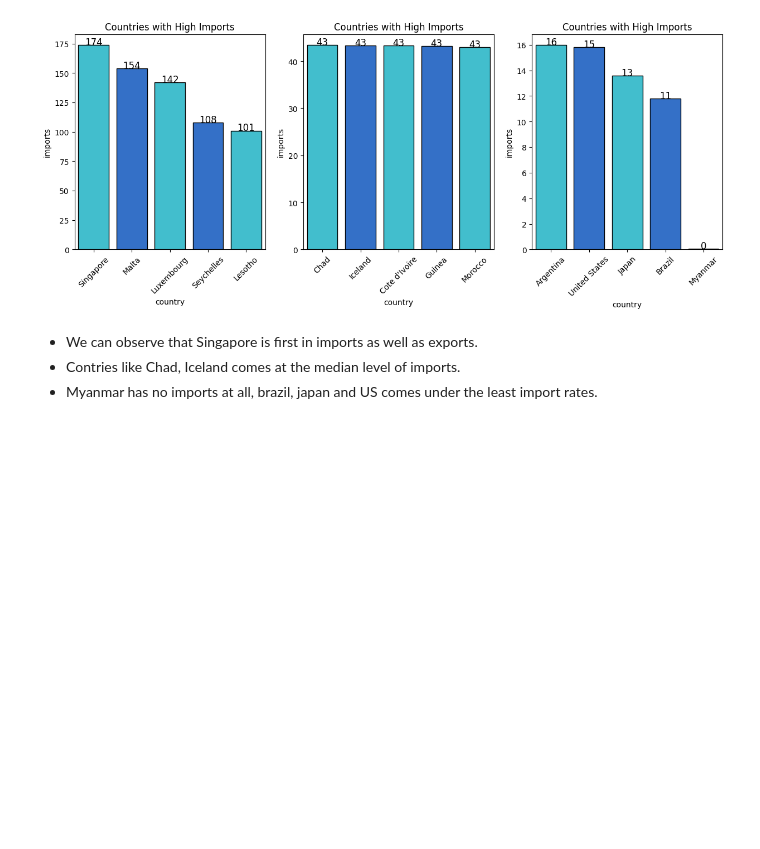
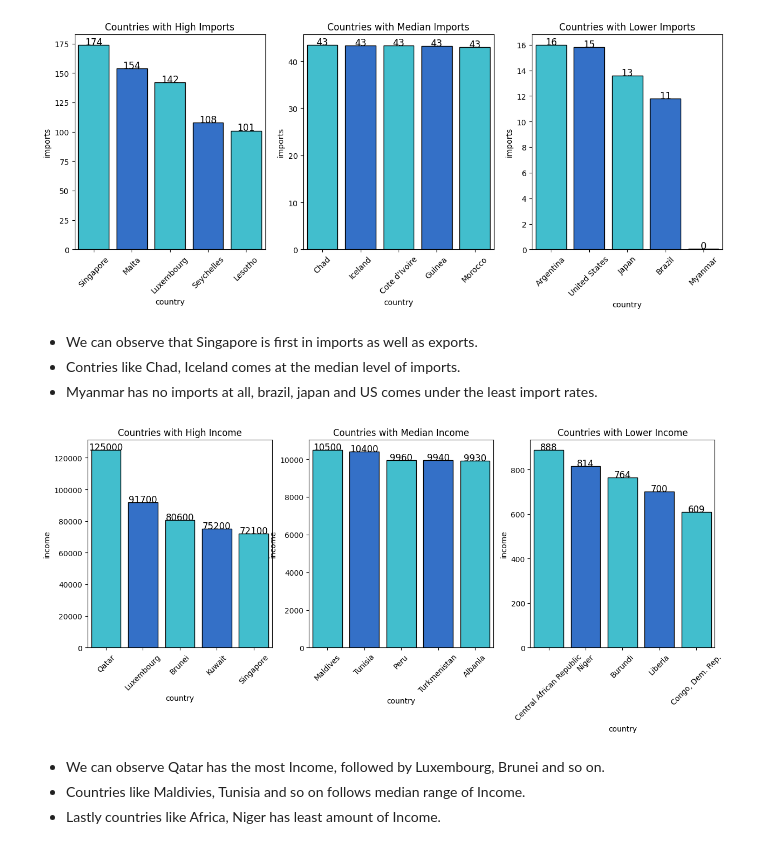
Before and after one commit to rizz045/Country-Data-Exploration-and-Preediction--Unsupervised-learning-, a Jupyter notebook: Country_Data_Exploration_and_Prediction.ipynb, the cells around one changed output. Cells and saved outputs as stored; diff of their text form; code cells hidden in the pictures; blank space fills up the shorter version.

```diff
--- a/Country_Data_Exploration_and_Prediction.ipynb
+++ b/Country_Data_Exploration_and_Prediction.ipynb
@@ -288,3 +288,42 @@ for rect in ax.patches:
 * We can observe that Singapore is first in imports as well as exports.
 * Contries like Chad, Iceland comes at the median level of imports.
 * Myanmar has no imports at all, brazil, japan and US comes under the least import rates.
+# %%
+# Exploring income column
+
+plt.subplots(nrows=1, ncols=3, figsize=(15, 5))
+plt.subplot(1, 3, 1)
+ax = sns.barplot(x='country', y='income',
+                 data=df.sort_values(ascending=False, by='income').iloc[:5],
+                 palette=colors, edgecolor='black')
+plt.title("Countries with High Income")
+plt.xticks(rotation=45)
+for rect in ax.patches:
+    ax.text(rect.get_x()+rect.get_width()/2, rect.get_height(),int(rect.get_height()),
+            horizontalalignment='center', fontsize=12)
+
+plt.subplot(1, 3, 2)
+ax = sns.barplot(x='country', y='income',
+                 data=df.sort_values(ascending=False, by='income').iloc[81:86],
+                 palette=colors, edgecolor='black')
+plt.title("Countries with Median Income")
+plt.xticks(rotation=45)
+for rect in ax.patches:
+    ax.text(rect.get_x()+rect.get_width()/2, rect.get_height(),int(rect.get_height()),
+            horizontalalignment='center', fontsize=12)
+
+plt.subplot(1, 3, 3)
+ax = sns.barplot(x='country', y='income',
+                 data=df.sort_values(ascending=False, by='income').iloc[-5:],
+                 palette=colors, edgecolor='black')
+plt.title("Countries with Lower Income")
+plt.xticks(rotation=45)
+for rect in ax.patches:
+    ax.text(rect.get_x()+rect.get_width()/2, rect.get_height(),int(rect.get_height()),
+            horizontalalignment='center', fontsize=12)
+# %% [output]
+[figure, added]
+# %% [markdown]
+* We can observe Qatar has the most Income, followed by Luxembourg, Brunei and so on.
+* Countries like Maldivies, Tunisia and so on follows median range of Income.
+* Lastly countries like Africa, Niger has least amount of Income.
```
